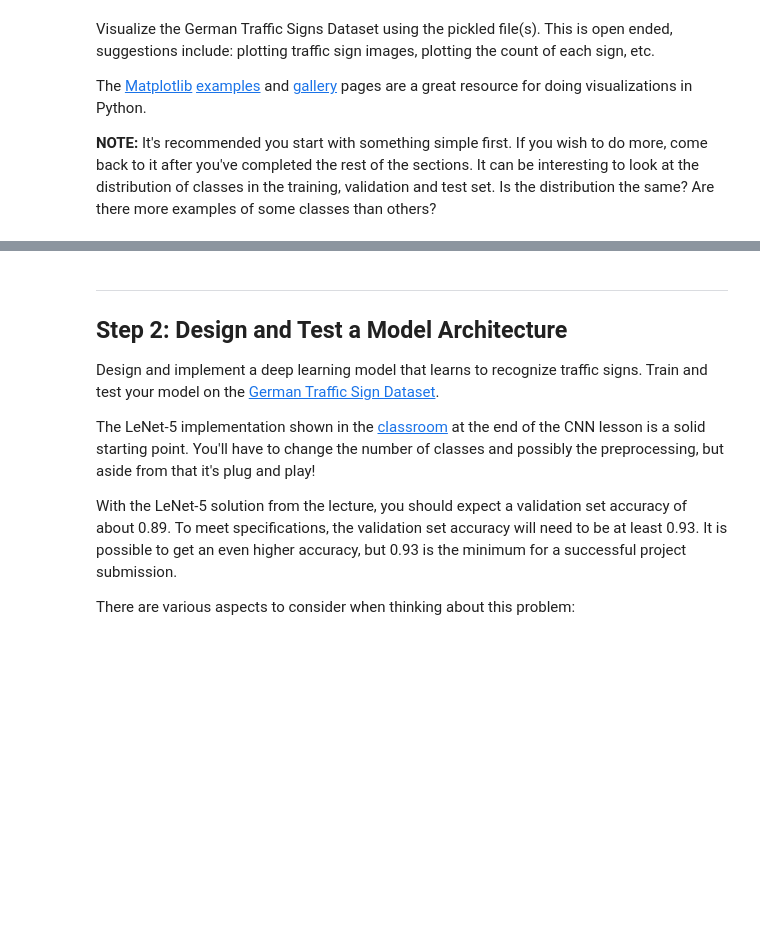
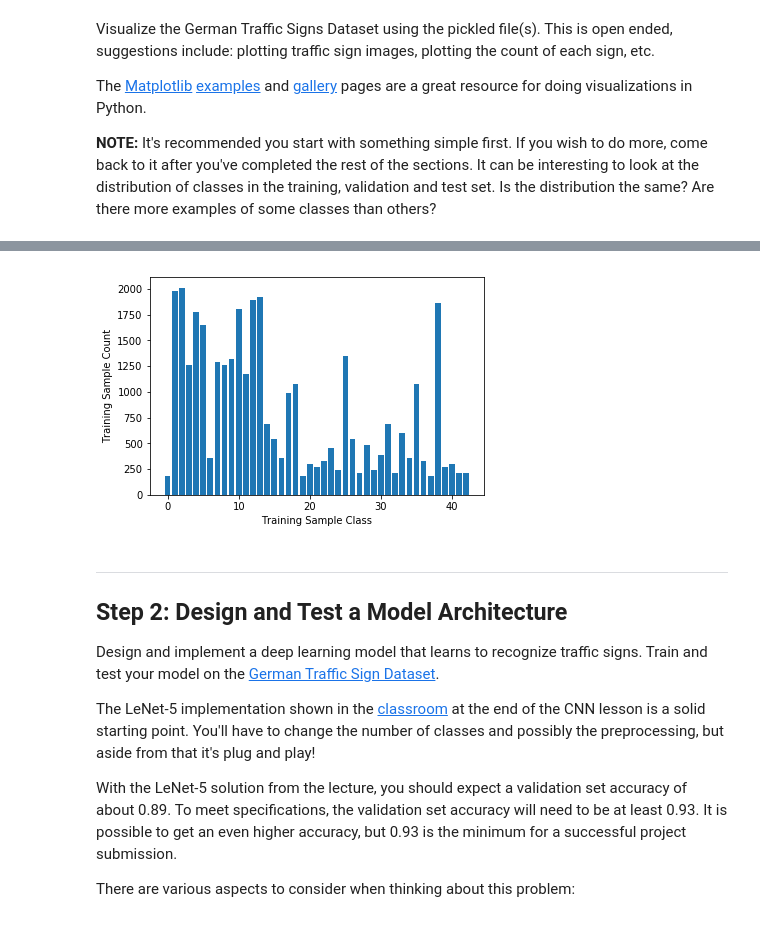
Before and after one commit to alexhagiopol/multiscale-CNN-classifier, a Jupyter notebook: Traffic_Sign_Classifier.ipynb, the cells around one changed output, grey strips where cells are left out. Saved outputs shown, nothing was run; the diff lists cells and outputs as text; code cells hidden in the pictures; blank space fills up the shorter version.

```diff
--- a/Traffic_Sign_Classifier.ipynb
+++ b/Traffic_Sign_Classifier.ipynb
@@ -140,3 +134,11 @@ Pedestrians
+# %%
+classes, counts = np.unique(y_train,return_counts=True)
+plt.bar(classes, counts, width=0.8, align='center')
+plt.ylabel('Training Sample Count')
+plt.xlabel('Training Sample Class')
+plt.show()
+# %% [output]
+[figure, added]
 # %% [markdown]
 ----
 
```
Also changed, not shown: parts of 5 cells of this notebook, 2 other files.
